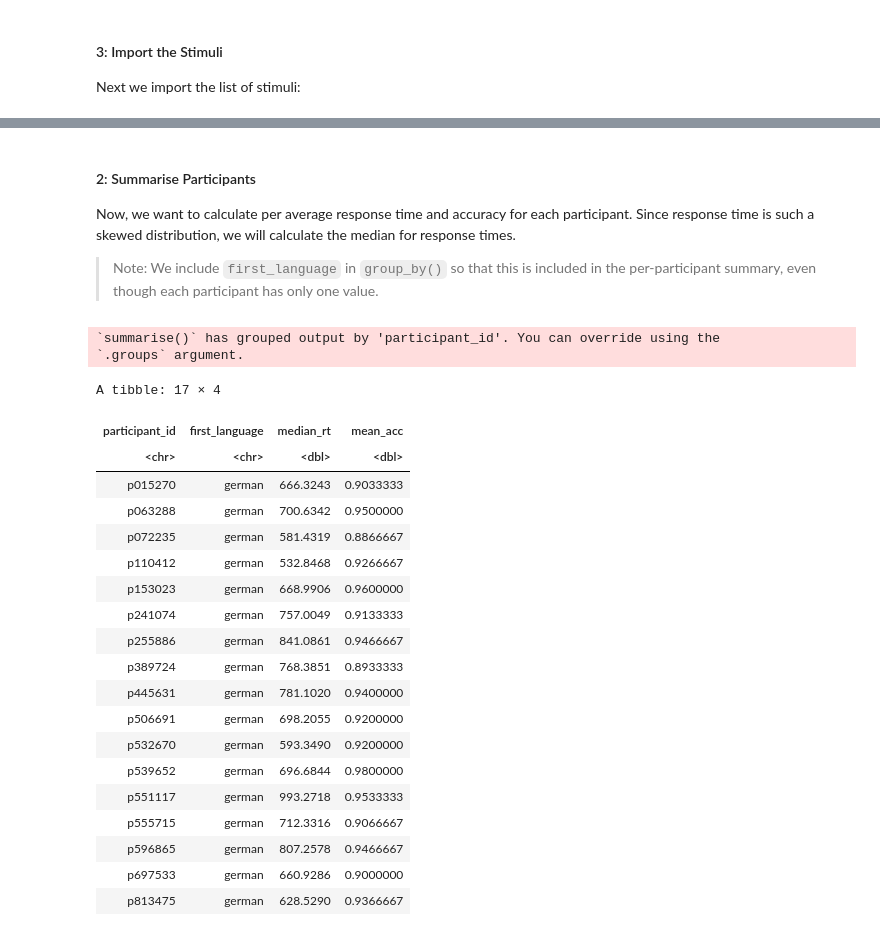
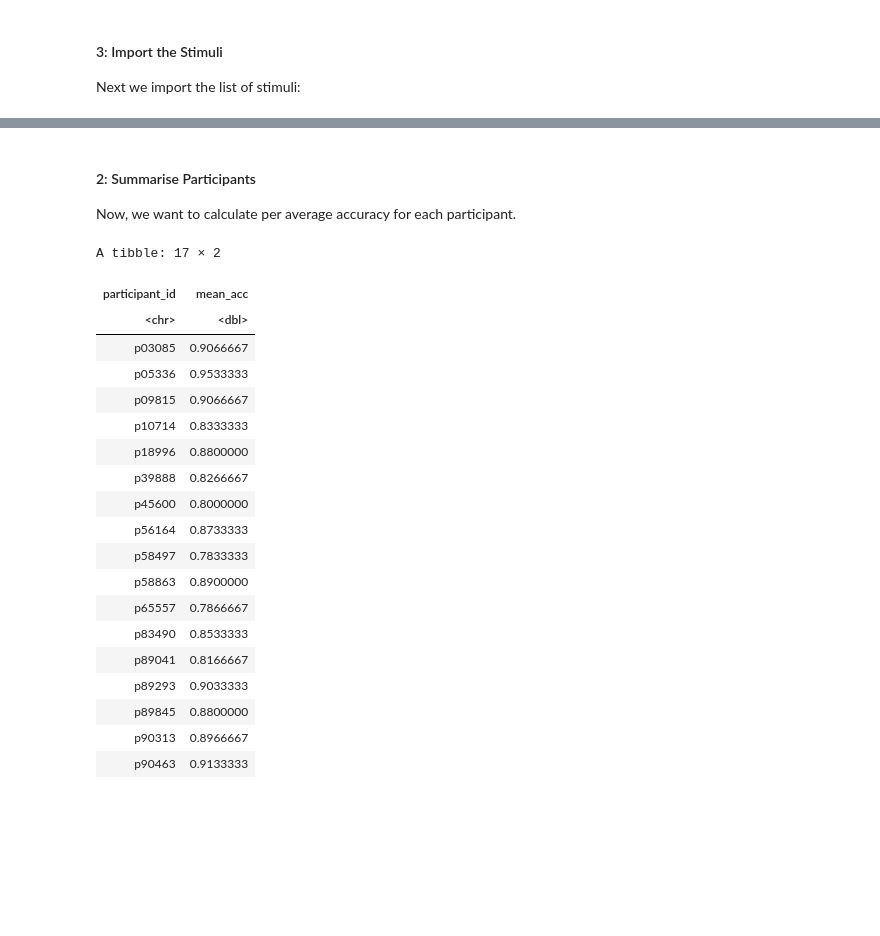
Before and after one commit to JackEdTaylor/expra-wise26, a Jupyter notebook: lecture/demo/demo_analyse.ipynb, the cells around one changed output, grey strips where cells are left out. Saved outputs shown, nothing was run; the diff lists cells and outputs as text; code cells hidden in the pictures; blank space fills up the shorter version.

```diff
--- a/lecture/demo/demo_analyse.ipynb
+++ b/lecture/demo/demo_analyse.ipynb
@@ -195,9 +180,13 @@ Let's import the experiment data from the `data` folder:
 # %%
 # first, get a list of all .csv data files
-data_paths <- list.files("data", pattern=".*\\.csv$", full.names=TRUE)
+data_paths <- list.files("trials", pattern=".*\\.csv$", full.names=TRUE)
 
 # now, iterate over these with `read_csv()` to import each
-raw_data <- map_df(data_paths, read_csv)
+# (this will create a list - one dataframe per participant)
+raw_data_separate <- lapply(data_paths, read_csv)
+
+# finally, join the dataframes by binding their rows together
+raw_data <- list_rbind(raw_data_separate)
 
 # print the contents
 raw_data
@@ -357,49 +347,42 @@ First, let's create a column of participant accuracies. Wherever the `resp` colu
 # %%
-all_dat <- mutate(all_dat, accuracy = ifelse(corr_ans == resp, 1, 0))
+all_dat <- mutate(all_dat, accuracy = ifelse(response == correct_response, 1, 0))
-# %% [markdown]
-#### 2: Summarise Participants
-
-Now, we want to calculate per average response time and accuracy for each participant. Since response time is such a skewed distribution, we will calculate the median for response times.
-
-> Note: We include `first_language` in `group_by()` so that this is included in the per-participant summary, even though each participant has only one value.
+# %% [markdown]
+#### 2: Summarise Participants
+
+Now, we want to calculate per average accuracy for each participant.
 # %%
 participant_avg <- all_dat |>
   # exclude practice trials
-  filter(!is_practice_trial) |>
-  # then, for each participant, record their first language, and
-  group_by(participant_id, first_language) |>
-  # get their average RT and accuracy
-  summarise(
-    median_rt = median(rt_ms),
-    mean_acc = mean(accuracy)
-  ) |>
+  filter(phase == "main") |>
+  # then, for each participant...
+  group_by(participant_id) |>
+  # ...get their average accuracy
+  summarise(mean_acc = mean(accuracy)) |>
   # (often good practice to ungroup)
   ungroup()
 
 participant_avg
 # %% [output]
-`summarise()` has grouped output by 'participant_id'. You can override using the
-`.groups` argument.
+A tibble: 17 × 2
-A tibble: 17 × 4
-| participant_id | first_language | median_rt | mean_acc |
-| <chr> | <chr> | <dbl> | <dbl> |
-| p015270 | german | 666.3243 | 0.9033333 |
-| p063288 | german | 700.6342 | 0.9500000 |
-| p072235 | german | 581.4319 | 0.8866667 |
-| p110412 | german | 532.8468 | 0.9266667 |
-| p153023 | german | 668.9906 | 0.9600000 |
-| p241074 | german | 757.0049 | 0.9133333 |
-| p255886 | german | 841.0861 | 0.9466667 |
-| p389724 | german | 768.3851 | 0.8933333 |
-| p445631 | german | 781.1020 | 0.9400000 |
-| p506691 | german | 698.2055 | 0.9200000 |
-| p532670 | german | 593.3490 | 0.9200000 |
-| p539652 | german | 696.6844 | 0.9800000 |
-| p551117 | german | 993.2718 | 0.9533333 |
-| p555715 | german | 712.3316 | 0.9066667 |
-| p596865 | german | 807.2578 | 0.9466667 |
-| p697533 | german | 660.9286 | 0.9000000 |
-| p813475 | german | 628.5290 | 0.9366667 |
+| participant_id | mean_acc |
+| <chr> | <dbl> |
+| p03085 | 0.9066667 |
+| p05336 | 0.9533333 |
+| p09815 | 0.9066667 |
+| p10714 | 0.8333333 |
+| p18996 | 0.8800000 |
+| p39888 | 0.8266667 |
+| p45600 | 0.8000000 |
+| p56164 | 0.8733333 |
+| p58497 | 0.7833333 |
+| p58863 | 0.8900000 |
+| p65557 | 0.7866667 |
+| p83490 | 0.8533333 |
+| p89041 | 0.8166667 |
+| p89293 | 0.9033333 |
+| p89845 | 0.8800000 |
+| p90313 | 0.8966667 |
+| p90463 | 0.9133333 |
 # %%
 participant_avg |> print()
 # %% [output]
```
Also changed, not shown: parts of 59 cells of this notebook, 38 other files.
